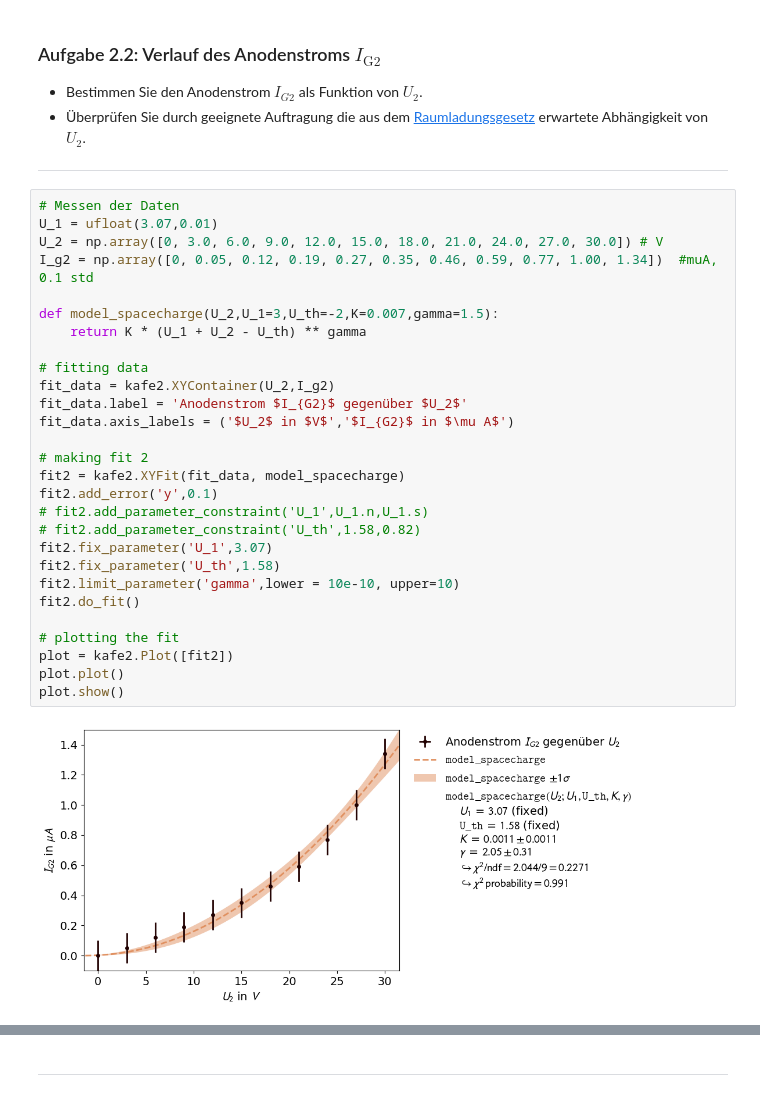
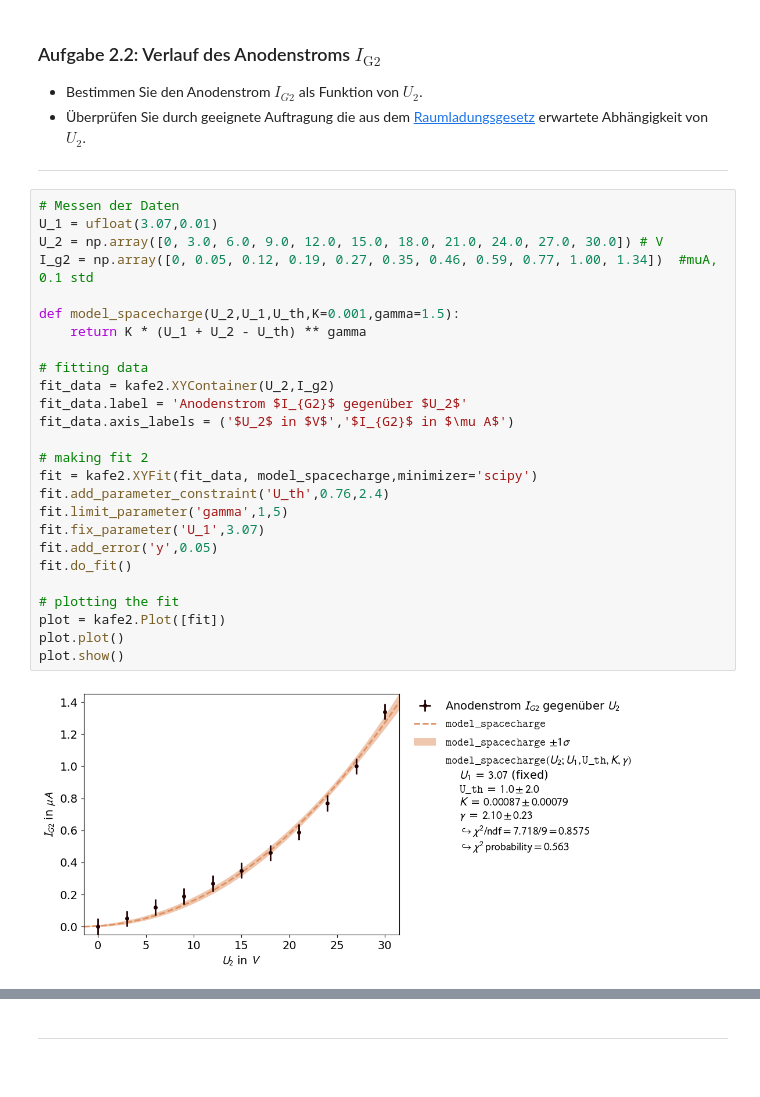
Before and after one commit to MRNock04/P2, a Jupyter notebook: Franck_Hertz_Versuch/Franck_Hertz_Versuch.ipynb, the cells around one changed output, grey strips where cells are left out. Drawn from its saved outputs; the diff is of its cells as text.

```diff
--- a/Franck_Hertz_Versuch/Franck_Hertz_Versuch.ipynb
+++ b/Franck_Hertz_Versuch/Franck_Hertz_Versuch.ipynb
@@ -297,33 +297,31 @@ $$U_{th} = 1.58V \pm 0.82V$$
 # %%
 # Messen der Daten
 U_1 = ufloat(3.07,0.01)
 U_2 = np.array([0, 3.0, 6.0, 9.0, 12.0, 15.0, 18.0, 21.0, 24.0, 27.0, 30.0]) # V
 I_g2 = np.array([0, 0.05, 0.12, 0.19, 0.27, 0.35, 0.46, 0.59, 0.77, 1.00, 1.34])  #muA, 0.1 std
 
-def model_spacecharge(U_2,U_1=3,U_th=-2,K=0.007,gamma=1.5):
+def model_spacecharge(U_2,U_1,U_th,K=0.001,gamma=1.5):
     return K * (U_1 + U_2 - U_th) ** gamma
 
 # fitting data
 fit_data = kafe2.XYContainer(U_2,I_g2)
 fit_data.label = 'Anodenstrom $I_{G2}$ gegenüber $U_2$'
 fit_data.axis_labels = ('$U_2$ in $V$','$I_{G2}$ in $\mu A$')
 
 # making fit 2
-fit2 = kafe2.XYFit(fit_data, model_spacecharge)
-fit2.add_error('y',0.1)
-# fit2.add_parameter_constraint('U_1',U_1.n,U_1.s)
-# fit2.add_parameter_constraint('U_th',1.58,0.82)
-fit2.fix_parameter('U_1',3.07)
-fit2.fix_parameter('U_th',1.58)
-fit2.limit_parameter('gamma',lower = 10e-10, upper=10)
-fit2.do_fit()
+fit = kafe2.XYFit(fit_data, model_spacecharge,minimizer='scipy')
+fit.add_parameter_constraint('U_th',0.76,2.4)
+fit.limit_parameter('gamma',1,5)
+fit.fix_parameter('U_1',3.07)
+fit.add_error('y',0.05)
+fit.do_fit()
 
 # plotting the fit
-plot = kafe2.Plot([fit2])
+plot = kafe2.Plot([fit])
 plot.plot()
 plot.show()
 # %% [output]
-[figure, old version]
+[figure, new version]
 # %% [markdown]
 In diesem Versuchtseil wird bestimmt, ob das  Schottky-Langmurische Raumladungsgesetz, welches eigentlich nur für evakuierte Röhren gilt, auch in diesem Fall angewendet werden kann. Hierfür wurde $U_1 = 3.07V \pm 0.01V$ und $U_3 = 0V$ eingestellt und der Anodenstrom gemessen.
 
```
Also changed, not shown: parts of 1 cell of this notebook.
